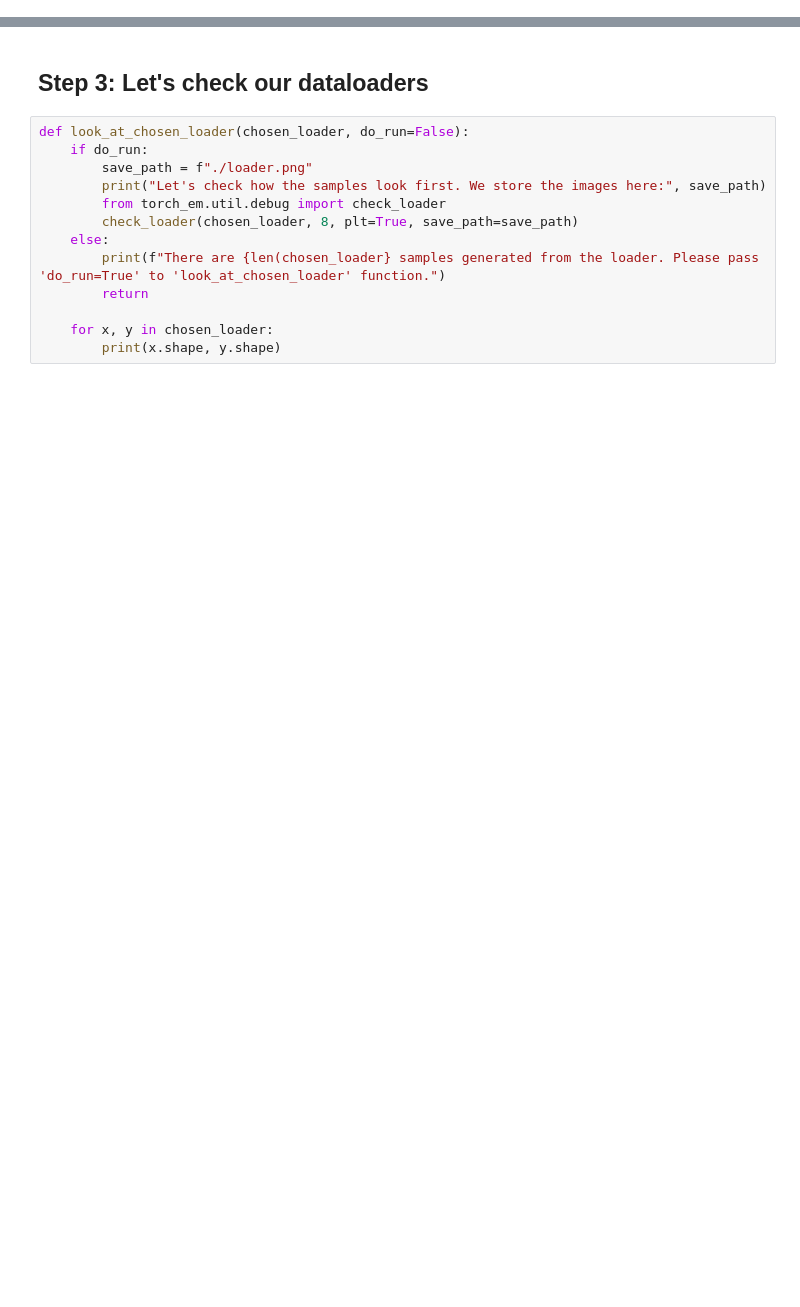
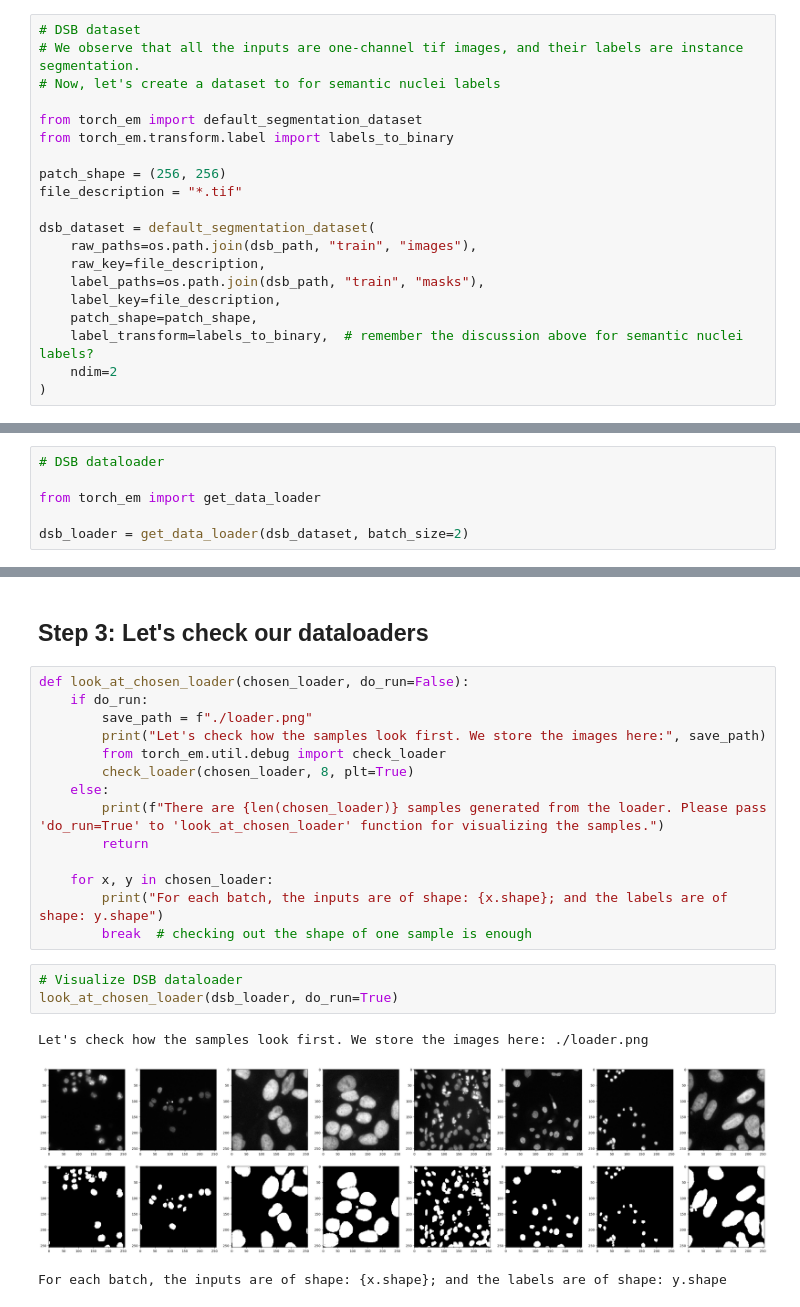
Before and after one commit to constantinpape/torch-em, a Jupyter notebook: notebooks/tutorial_create_dataloaders.ipynb, the cells around one changed output, grey strips where cells are left out. Drawn from its saved outputs; the diff is of its cells as text; blank space fills up the shorter version.

```diff
--- a/notebooks/tutorial_create_dataloaders.ipynb
+++ b/notebooks/tutorial_create_dataloaders.ipynb
@@ -128,0 +183,20 @@ with h5py.File(image_path[0]) as f:
+# %%
+# DSB dataset
+# We observe that all the inputs are one-channel tif images, and their labels are instance segmentation.
+# Now, let's create a dataset to for semantic nuclei labels
+
+from torch_em import default_segmentation_dataset
+from torch_em.transform.label import labels_to_binary
+
+patch_shape = (256, 256)
+file_description = "*.tif"
+
+dsb_dataset = default_segmentation_dataset(
+    raw_paths=os.path.join(dsb_path, "train", "images"),
+    raw_key=file_description,
+    label_paths=os.path.join(dsb_path, "train", "masks"),
+    label_key=file_description,
+    patch_shape=patch_shape,
+    label_transform=labels_to_binary,  # remember the discussion above for semantic nuclei labels?
+    ndim=2
+)
@@ -135,2 +226,8 @@ with h5py.File(image_path[0]) as f:
+# %%
+# DSB dataloader
+
+from torch_em import get_data_loader
+
+dsb_loader = get_data_loader(dsb_dataset, batch_size=2)
 # %%
 # PlantSeg dataloader
@@ -142,10 +241,18 @@ def look_at_chosen_loader(chosen_loader, do_run=False):
         save_path = f"./loader.png"
         print("Let's check how the samples look first. We store the images here:", save_path)
         from torch_em.util.debug import check_loader
-        check_loader(chosen_loader, 8, plt=True, save_path=save_path)
+        check_loader(chosen_loader, 8, plt=True)
     else:
-        print(f"There are {len(chosen_loader} samples generated from the loader. Please pass 'do_run=True' to 'look_at_chosen_loader' function.")
+        print(f"There are {len(chosen_loader)} samples generated from the loader. Please pass 'do_run=True' to 'look_at_chosen_loader' function for visualizing the samples.")
         return
 
     for x, y in chosen_loader:
-        print(x.shape, y.shape)
+        print("For each batch, the inputs are of shape: {x.shape}; and the labels are of shape: y.shape")
+        break  # checking out the shape of one sample is enough
+# %%
+# Visualize DSB dataloader
+look_at_chosen_loader(dsb_loader, do_run=True)
+# %% [output]
+Let's check how the samples look first. We store the images here: ./loader.png
+[figure, added]
+For each batch, the inputs are of shape: {x.shape}; and the labels are of shape: y.shape
```
Also changed, not shown: parts of 21 cells of this notebook.
